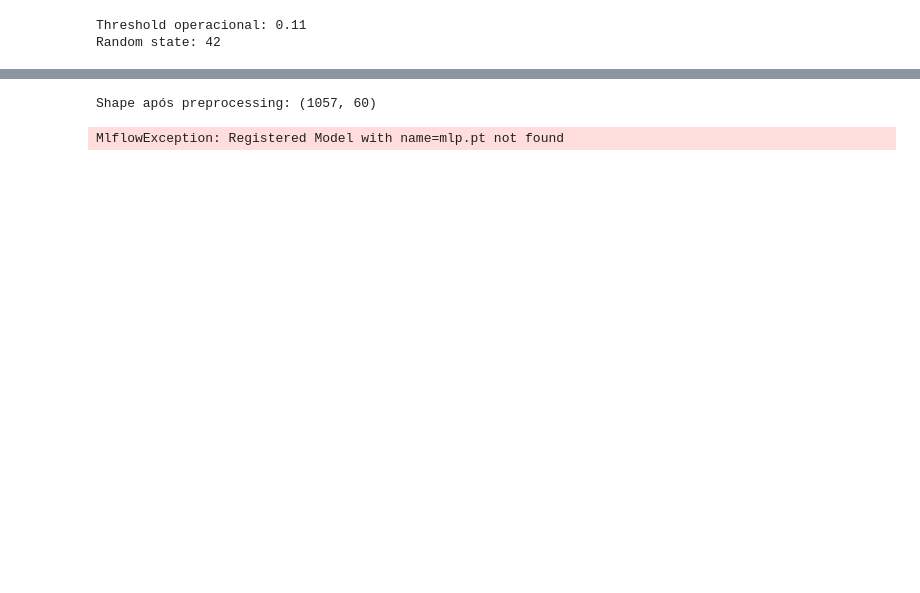
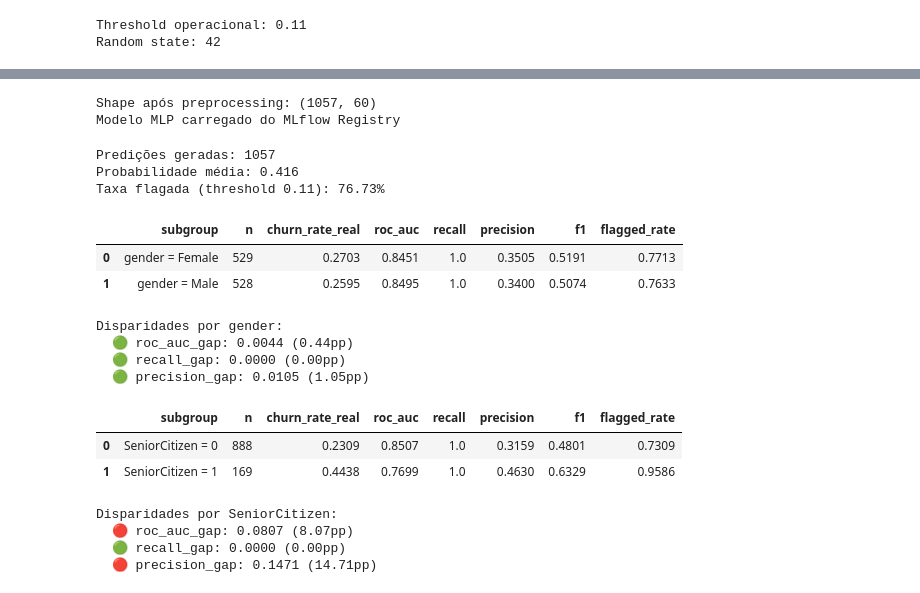
Before and after one commit to gsfreitas/tech-challenge-fase01, a Jupyter notebook: notebooks/reports/05_fairness_analysis.ipynb, the cells around one changed output, grey strips where cells are left out. Saved outputs shown, nothing was run; the diff lists cells and outputs as text; code cells hidden in the pictures; blank space fills up the shorter version.

```diff
--- a/notebooks/reports/05_fairness_analysis.ipynb
+++ b/notebooks/reports/05_fairness_analysis.ipynb
@@ -74,19 +74,19 @@ print(f'Churn rate no test set: {y_test.mean():.2%}')
 Tamanho do test set: 1057 clientes
 Churn rate no test set: 26.49%
 # %%
-# configura MLflow para carregar modelo do Registry
+# Configura MLflow para carregar modelo do Registry (stage Production)
 mlflow.set_tracking_uri('sqlite:///../../mlflow.db')
 
-# carrega preprocessor
+# Carrega preprocessor (não está no Registry, está em models/)
 preprocessor = joblib.load(get_models_dir() / 'mlp_preprocessor.pkl')
 
-# aplica preprocessor no test set
+# Aplica preprocessor no test set
 X_test_prep = preprocessor.transform(X_test)
 print(f'Shape após preprocessing: {X_test_prep.shape}')
 
-# carrega MLP do MLflow Registry
+# Carrega MLP do MLflow Registry
 mlp_model = mlflow.pytorch.load_model(
-    'models:/mlp.pt/Production',
+    'models:/mlp_pytorch/Production',
     map_location='cpu'
 )
 mlp_model.eval()
@@ -94,4 +94,21 @@ mlp_model.eval()
 print('Modelo MLP carregado do MLflow Registry')
 # %% [output]
 Shape após preprocessing: (1057, 60)
+Modelo MLP carregado do MLflow Registry
-MlflowException: Registered Model with name=mlp.pt not found
+# %%
+# gera as probas
+with torch.no_grad():
+    X_tensor = torch.from_numpy(X_test_prep.astype(np.float32))
+    logits = mlp_model(X_tensor)
+    probas = torch.sigmoid(logits).numpy().ravel()
+
+# Aplica threshold
+y_pred = (probas > OPERATIONAL_THRESHOLD).astype(int)
+
+print(f'Predições geradas: {len(probas)}')
+print(f'Probabilidade média: {probas.mean():.3f}')
+print(f'Taxa flagada (threshold {OPERATIONAL_THRESHOLD}): {y_pred.mean():.2%}')
+# %% [output]
+Predições geradas: 1057
+Probabilidade média: 0.416
+Taxa flagada (threshold 0.11): 76.73%
@@ -97,0 +158,51 @@ MlflowException: Registered Model with name=mlp.pt not found
+# %%
+metrics_gender = metrics_by_subgroup(
+    X_test, y_test.values, probas, y_pred, 'gender'
+)
+metrics_gender.round(4)
+# %% [output]
+|  | subgroup | n | churn_rate_real | roc_auc | recall | precision | f1 | flagged_rate |
+| 0 | gender = Female | 529 | 0.2703 | 0.8451 | 1.0 | 0.3505 | 0.5191 | 0.7713 |
+| 1 | gender = Male | 528 | 0.2595 | 0.8495 | 1.0 | 0.3400 | 0.5074 | 0.7633 |
+# %%
+# Calcula gaps (diferença entre maior e menor valor)
+gaps_gender = {
+    'roc_auc_gap': metrics_gender['roc_auc'].max() - metrics_gender['roc_auc'].min(),
+    'recall_gap': metrics_gender['recall'].max() - metrics_gender['recall'].min(),
+    'precision_gap': metrics_gender['precision'].max() - metrics_gender['precision'].min(),
+}
+
+print('Disparidades por gender:')
+for metric, gap in gaps_gender.items():
+    flag = '🟢' if gap < 0.03 else ('🟡' if gap < 0.05 else '🔴')
+    print(f'  {flag} {metric}: {gap:.4f} ({gap*100:.2f}pp)')
+# %% [output]
+Disparidades por gender:
+  🟢 roc_auc_gap: 0.0044 (0.44pp)
+  🟢 recall_gap: 0.0000 (0.00pp)
+  🟢 precision_gap: 0.0105 (1.05pp)
+# %%
+metrics_senior = metrics_by_subgroup(
+    X_test, y_test.values, probas, y_pred, 'SeniorCitizen'
+)
+metrics_senior.round(4)
+# %% [output]
+|  | subgroup | n | churn_rate_real | roc_auc | recall | precision | f1 | flagged_rate |
+| 0 | SeniorCitizen = 0 | 888 | 0.2309 | 0.8507 | 1.0 | 0.3159 | 0.4801 | 0.7309 |
+| 1 | SeniorCitizen = 1 | 169 | 0.4438 | 0.7699 | 1.0 | 0.4630 | 0.6329 | 0.9586 |
+# %%
+gaps_senior = {
+    'roc_auc_gap': metrics_senior['roc_auc'].max() - metrics_senior['roc_auc'].min(),
+    'recall_gap': metrics_senior['recall'].max() - metrics_senior['recall'].min(),
+    'precision_gap': metrics_senior['precision'].max() - metrics_senior['precision'].min(),
+}
+
+print('Disparidades por SeniorCitizen:')
+for metric, gap in gaps_senior.items():
+    flag = '🟢' if gap < 0.03 else ('🟡' if gap < 0.05 else '🔴')
+    print(f'  {flag} {metric}: {gap:.4f} ({gap*100:.2f}pp)')
+# %% [output]
+Disparidades por SeniorCitizen:
+  🔴 roc_auc_gap: 0.0807 (8.07pp)
+  🟢 recall_gap: 0.0000 (0.00pp)
+  🔴 precision_gap: 0.1471 (14.71pp)
```
Also changed, not shown: parts of 5 cells of this notebook, 7 other files.
